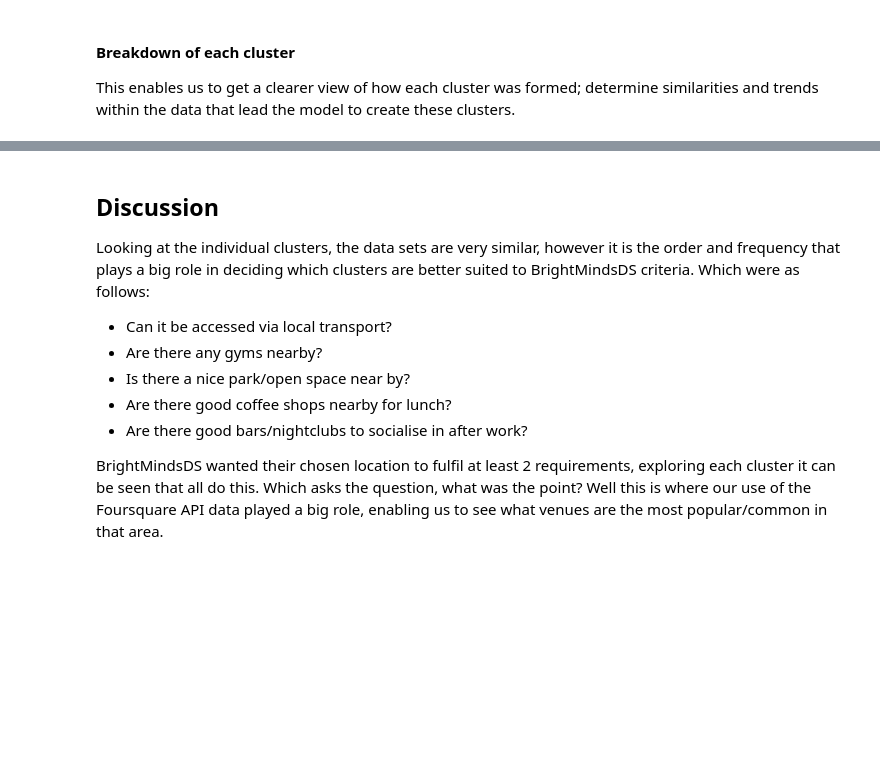
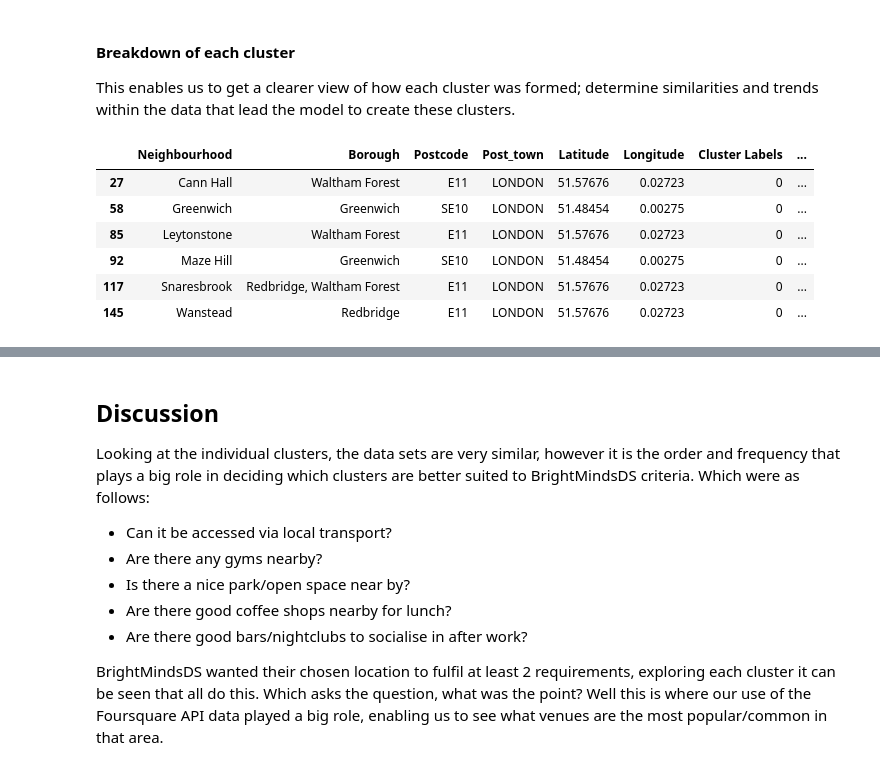
Before and after one commit to bethw726/Coursera_Capstone, a Jupyter notebook: COURSERA - The Battle of Neighbourhoods .ipynb, the cells around one changed output, grey strips where cells are left out. Cells and saved outputs as stored; diff of their text form; code cells hidden in the pictures; blank space fills up the shorter version.

```diff
--- a/COURSERA - The Battle of Neighbourhoods .ipynb
+++ b/COURSERA - The Battle of Neighbourhoods .ipynb
@@ -770,5 +1179,16 @@ map_clusters
 This enables us to get a clearer view of how each cluster was formed; determine similarities and trends within the data that lead the model to create these clusters.
 # %%
 # Cluster 0
-cluster_0 = el_merged_latlong.loc[el_merged_latlong['Cluster Labels'] == 0, el_merged_latlong.columns[[1] + list(range(5, el_merged_latlong.shape[1]))]]
-cluster_0.drop_duplicates()
+#cluster_0 = el_merged_latlong.loc[el_merged_latlong['Cluster Labels'] == 0, el_merged_latlong.columns[[1] + list(range(5, el_merged_latlong.shape[1]))]]
+#cluster_0.drop_duplicates()
+
+cluster_0 = el_merged_latlong[el_merged_latlong['Cluster Labels'] == 0]
+cluster_0
+# %% [output]
+|  | Neighbourhood | Borough | Postcode | Post_town | Latitude | Longitude | Cluster Labels | ... |
+| 27 | Cann Hall | Waltham Forest | E11 | LONDON | 51.57676 | 0.02723 | 0 | ... |
+| 58 | Greenwich | Greenwich | SE10 | LONDON | 51.48454 | 0.00275 | 0 | ... |
+| 85 | Leytonstone | Waltham Forest | E11 | LONDON | 51.57676 | 0.02723 | 0 | ... |
+| 92 | Maze Hill | Greenwich | SE10 | LONDON | 51.48454 | 0.00275 | 0 | ... |
+| 117 | Snaresbrook | Redbridge, Waltham Forest | E11 | LONDON | 51.57676 | 0.02723 | 0 | ... |
+| 145 | Wanstead | Redbridge | E11 | LONDON | 51.57676 | 0.02723 | 0 | ... |
```
Also changed, not shown: parts of 51 cells of this notebook.
